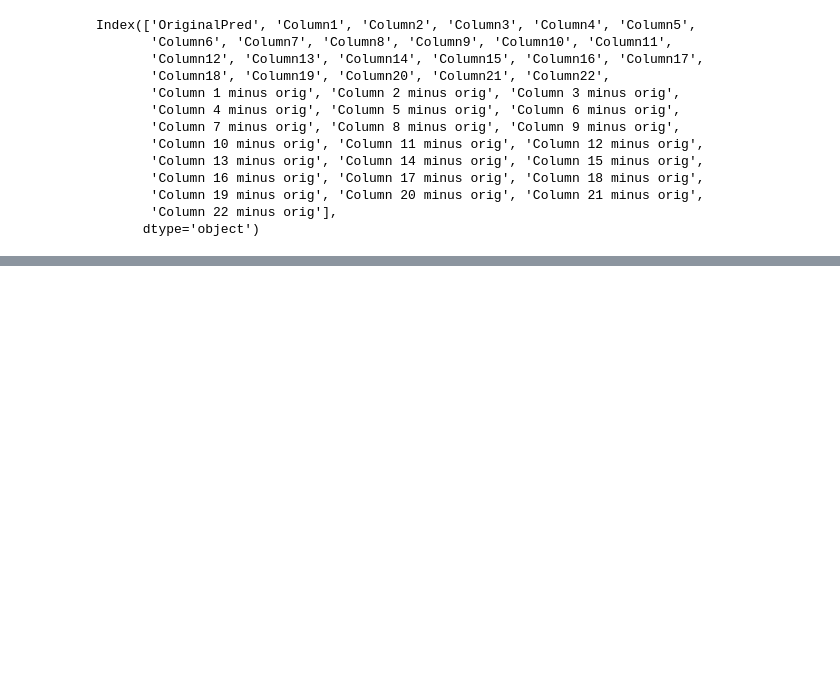
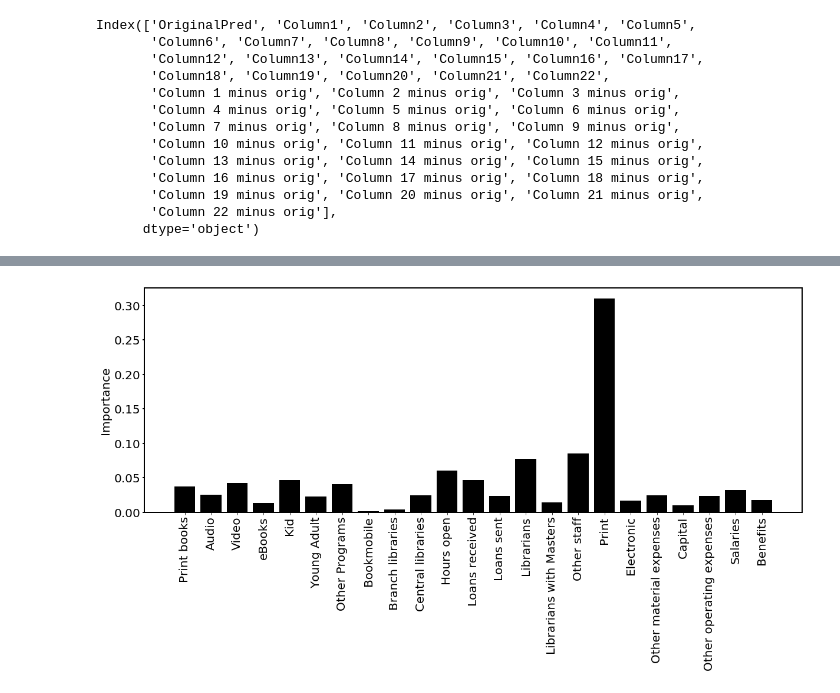
Before and after one commit to olgabane/Insight2019_LibraryProject, a Jupyter notebook: Library_Week3_Notebook8_RFContinuation.ipynb, the cells around one changed output, grey strips where cells are left out. Saved outputs shown, nothing was run; the diff lists cells and outputs as text; code cells hidden in the pictures; blank space fills up the shorter version.

Commit message:
Code for week 4 demo plots

```diff
--- a/Library_Week3_Notebook8_RFContinuation.ipynb
+++ b/Library_Week3_Notebook8_RFContinuation.ipynb
@@ -1417,0 +1426,3 @@ Index(['OriginalPred', 'Column1', 'Column2', 'Column3', 'Column4', 'Column5',
+# %%
+feature_importances_reordered = feature_importances.reindex(['BKVOL', 'AUDIO','VIDEO',  'EBOOK', 'KIDPRO', 'YAPRO', 'OTHPRO', 'BKMOB', 'BRANLIB', 'CENTLIB', 'DUPLI-HRS_OPEN',
+                                                            'LOANFM', 'LOANTO', 'LIBRARIAN-LIBRARIA', 'MASTER', 'OTHPAID','PRMATEXP', 'ELMATEXP', 'OTHMATEX',  'CAPITAL', 'OTHOPEXP', 'SALARIES', 'BENEFIT'])
@@ -1417,0 +1449,15 @@ Index(['OriginalPred', 'Column1', 'Column2', 'Column3', 'Column4', 'Column5',
+# %%
+feat_imp_writtenout = ["Print books", "Audio", "Video", "eBooks", "Kid", "Young Adult", "Other Programs",
+                      "Bookmobile", "Branch libraries", "Central libraries", "Hours open", "Loans received",
+                      "Loans sent", "Librarians", "Librarians with Masters", "Other staff",
+                      "Print", "Electronic", "Other material expenses", "Capital", "Other operating expenses", "Salaries", "Benefits"]
+
+plt.rcParams.update({'font.size': 20})
+plt.figure(figsize=(20,7))
+
+plt.bar(feat_imp_writtenout, list(feature_importances_reordered['importance']), color = "black")
+plt.xticks(rotation=90)
+plt.ylabel("Importance")
+plt.show()
+# %% [output]
+[figure, added]
```
Also changed, not shown: parts of 5 cells of this notebook.
